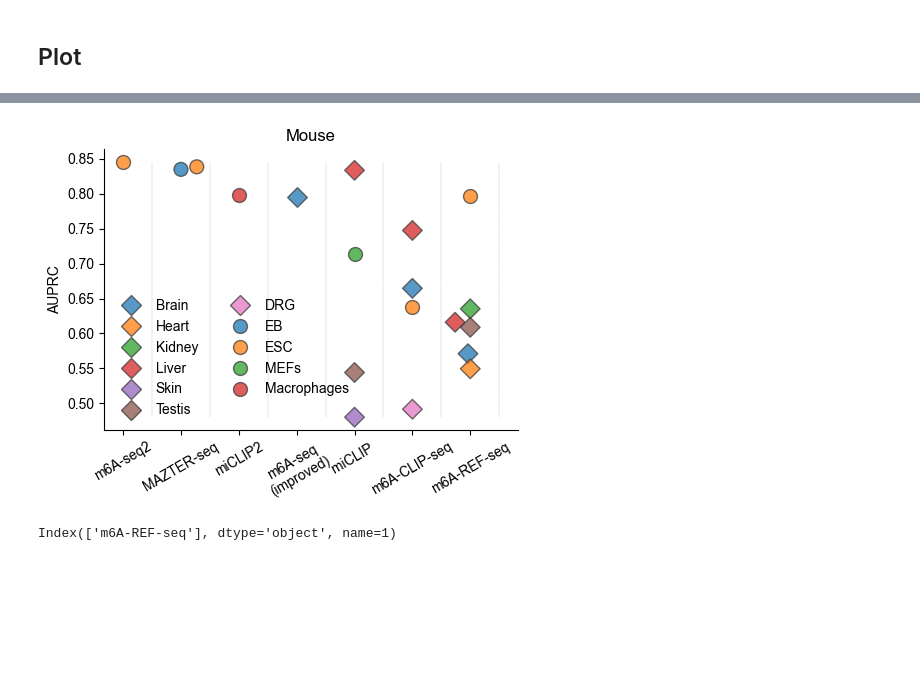
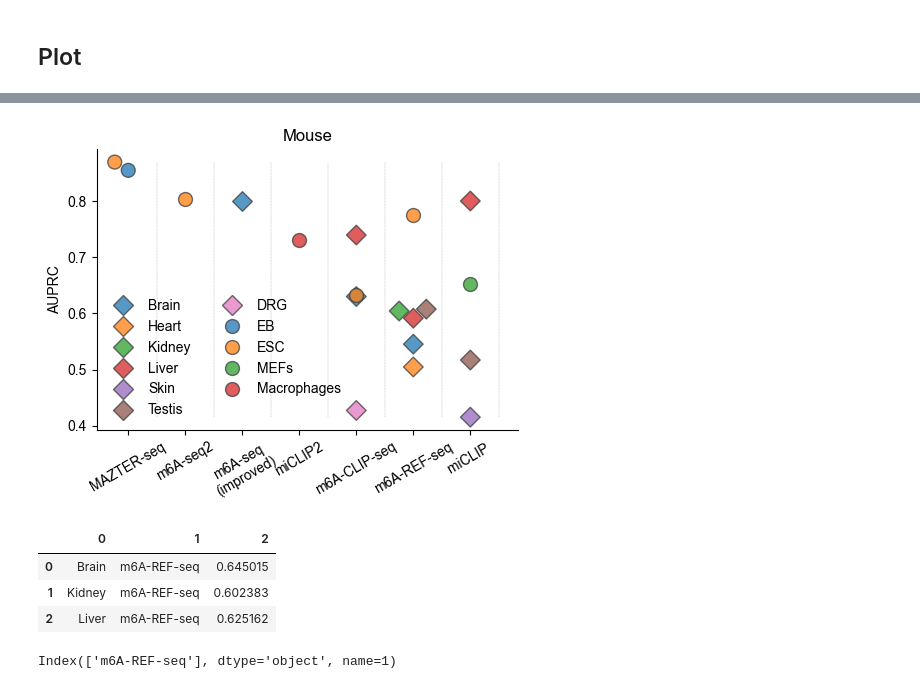
Before and after one commit to zhfanrui/deepSRAMP, a Jupyter notebook: fig3.ipynb, the cells around one changed output, grey strips where cells are left out. Drawn from its saved outputs; the diff is of its cells as text; code cells hidden in the pictures; blank space fills up the shorter version.

```diff
--- a/fig3.ipynb
+++ b/fig3.ipynb
@@ -241,7 +241,8 @@ data_dfs = dict(dfs)
 # %%
 device = "cuda" if torch.cuda.is_available() else "cpu"
 model = MultiSRAMP().to(device)
-model.load_state_dict(torch.load('model/full_400_mature.model'))
+model.load_state_dict(torch.load('model/full_400_ythdf.model', weights_only=True))
+# model.load_state_dict(torch.load('model/full_400_mature.model', weights_only=True))
 loss_fn = TriLoss()
 
 result = []
@@ -280,7 +271,7 @@ plt.rcParams['svg.fonttype'] = 'none'
 plt.rcParams['font.family'] = 'Arial'
 plt.rcParams['font.size'] = 10
 # %%
-_, cls = utils.load('data/m6aatlas/atlas2_human.data')
+_, cls, _ = utils.load('data/m6aatlas/atlas2_human.data')
 result = utils.load('data/m6aatlas/atlas2_human.metrics')
 # %%
 df = []
@@ -312,9 +307,9 @@ ax = fig.subplots()
 ax.spines['top'].set_visible(False)
 ax.spines['right'].set_visible(False)
 
-order = ['meCLIP', 'm6A-seq\n(improved)', 'miCLIP2', 'm6ACE', 'm6A-REF-seq',
-       'm6A-CLIP-seq', 'm6A-label-seq ', 'miCLIP ', 'm6A-SAC-seq',
-       'PA-m6A-seq', 'DART-seq', 'MAZTER-seq']
+order = ['meCLIP', 'm6A-seq\n(improved)', 'miCLIP2', 'm6ACE', 'm6A-CLIP-seq',
+       'm6A-REF-seq', 'm6A-label-seq ', 'miCLIP ', 'PA-m6A-seq', 'm6A-SAC-seq',
+       'DART-seq', 'MAZTER-seq']
 # sns.stripplot(df[~df[0].isin(['Brain', 'Liver', 'Kidney'])], x=1, y=2, hue=0, s=10, alpha=.75, palette=dict(cmaps), jitter=.2, linewidth=1, order=order)
 # sns.stripplot(df[df[0].isin(['Brain', 'Liver', 'Kidney'])], x=1, y=2, hue=0, order=order, s=10, alpha=.75, palette='tab10', jitter=.2, linewidth=1, marker='D')
 sns.swarmplot(df[~df[0].isin(['Brain', 'Liver', 'Kidney'])], x=1, y=2, hue=0, s=10, alpha=.75, palette=dict(cmaps), linewidth=1, order=order)
@@ -340,5 +335,5 @@ plt.show()
 # %%
-_, cls = utils.load('data/m6aatlas/atlas2_mouse.data')
+_, cls, _ = utils.load('data/m6aatlas/atlas2_mouse.data')
 result = utils.load('data/m6aatlas/atlas2_mouse.metrics')
 # %%
 df = []
@@ -359,34 +358,34 @@ Index(['m6A-seq2', 'MAZTER-seq', 'miCLIP2', 'm6A-seq\n(improved)', 'miCLIP ',
 # %%
 fig = plt.figure(figsize=(5, 4))
 ax = fig.subplots()
 ax.spines['top'].set_visible(False)
 ax.spines['right'].set_visible(False)
 
-order = ['m6A-seq2', 'MAZTER-seq', 'miCLIP2', 'm6A-seq\n(improved)', 'miCLIP ',
-       'm6A-CLIP-seq', 'm6A-REF-seq']
+order = ['MAZTER-seq', 'm6A-seq2', 'm6A-seq\n(improved)', 'miCLIP2',
+       'm6A-CLIP-seq', 'm6A-REF-seq', 'miCLIP ']
 # sns.stripplot(df[~df[0].isin(['Brain', 'Liver', 'Kidney', 'Heart', 'Skin', 'Testis'])], x=1, y=2, hue=0, s=10, alpha=.75, palette='tab10', jitter=.1, linewidth=1, order=order)
 # sns.stripplot(df[df[0].isin(['Brain', 'Liver', 'Kidney', 'Heart', 'Skin', 'Testis'])], x=1, y=2, hue=0, order=order, s=10, alpha=.75, palette='tab10', jitter=.1, linewidth=1, marker='D')
 
 sns.swarmplot(df[df[0].isin(['Brain', 'Liver', 'Kidney', 'Heart', 'Skin', 'Testis', 'DRG'])], x=1, y=2, hue=0, s=10, alpha=.75, palette='tab10', linewidth=1, order=order, marker='D')
 sns.swarmplot(df[~df[0].isin(['Brain', 'Liver', 'Kidney', 'Heart', 'Skin', 'Testis', 'DRG'])], x=1, y=2, hue=0, s=10, alpha=.75, palette='tab10', linewidth=1, order=order)
 
 for idx, i in enumerate(order):
     plt.vlines(idx+0.5, df[2].min(), df[2].max(), linestyles='dashed', color='grey', lw=.2)
 
 plt.ylabel('AUPRC')
 plt.xlabel('')
 plt.xticks(rotation=30)
 
 # handles, labels = plt.gca().get_legend_handles_labels()
 # should = ['OCM1', 'OCM1a', 'OM431', 'PIG1', 'CM2005.1', 'CRMM1', 'HEK293', 'HEK293E', 'HEK293T', 'ESC', 'HSPC', 'MOLM13', 'LNCaP', 'RWPE', 'MCF7', 'MDAMB231', 'A549', 'HepG2', 'CD8T', 'HCT116', 'HeLa', 'Brain', 'Liver', 'Kidney']
 # order = [labels.index(i) for i in should]
 # plt.legend([handles[idx] for idx in order],[labels[idx] for idx in order], bbox_to_anchor=(1, 1), loc=2)
 # plt.legend(bbox_to_anchor=(1, 1), loc=2)
 plt.legend(loc='lower left', ncol=2, frameon=False)
 plt.title('Mouse')
 plt.tight_layout()
 plt.savefig('fig/atlas2_mouse_prc.svg')
 plt.show()
 # %% [output]
-[figure, old version]
+[figure, new version]
 # %%
@@ -400,6 +399,13 @@ for name, i in zip(cls, result):
     df += [[name[0], name[1], i[2]]]
 df = pd.DataFrame(df).replace({'m6A-seq with improved protocol': 'm6A-seq\n(improved)'})
 df = df.replace({'Mouse Embryonic Fibroblasts (MEFs)': 'MEFs', 'dorsal root ganglion?(DRG)': 'DRG', 'macrophages': 'Macrophages'})
+# %%
+df#[2].mean()
+# %% [output]
+|  | 0 | 1 | 2 |
+| 0 | Brain | m6A-REF-seq | 0.645015 |
+| 1 | Kidney | m6A-REF-seq | 0.602383 |
+| 2 | Liver | m6A-REF-seq | 0.625162 |
 # %%
 df.to_csv('fig/atlas2_rat.csv')
 # %%
```
Also changed, not shown: parts of 25 cells of this notebook, 38 other files.
